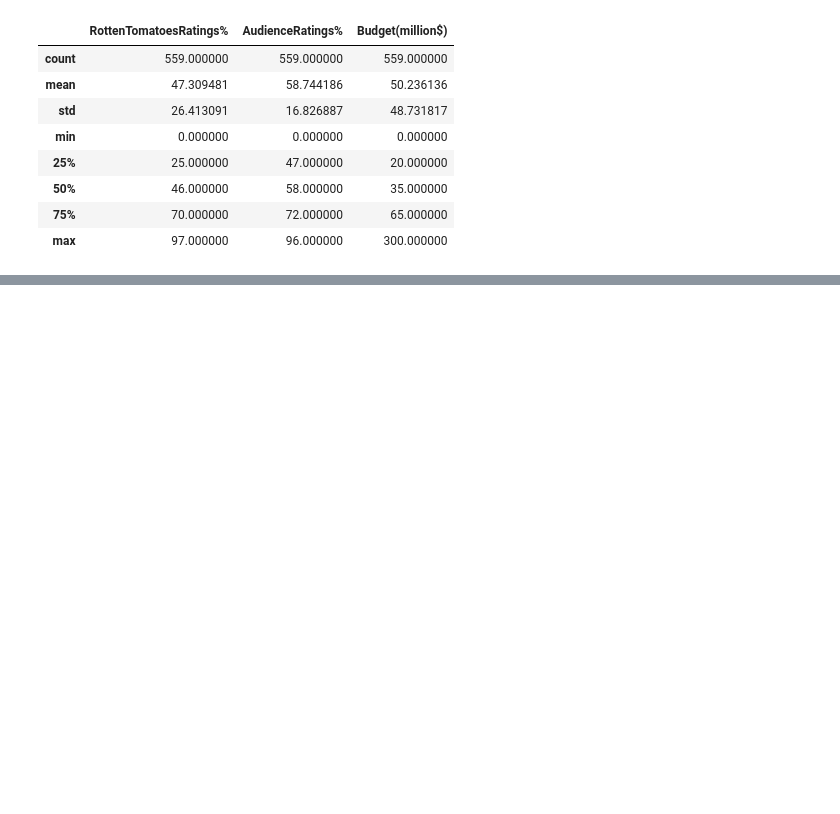
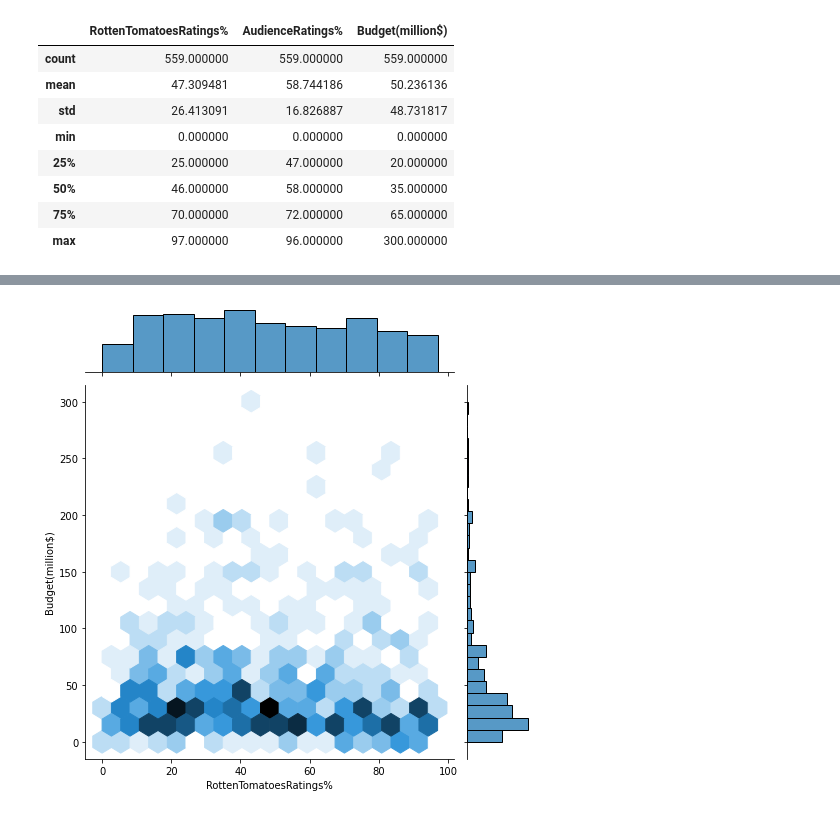
Before and after one commit to 00Halfman00/MLApprentice, a Jupyter notebook: pythonA-Z/categorical_variables.ipynb, the cells around one changed output, grey strips where cells are left out. Cells and saved outputs as stored; diff of their text form; code cells hidden in the pictures; blank space fills up the shorter version.

```diff
--- a/pythonA-Z/categorical_variables.ipynb
+++ b/pythonA-Z/categorical_variables.ipynb
@@ -130,0 +149,4 @@ df.describe()
+# %%
+j3 = sns.jointplot(data=df, x='RottenTomatoesRatings%', y='Budget(million$)', height=7, kind='hex' )
+# %% [output]
+[figure, added]
```
Also changed, not shown: parts of 37 cells of this notebook, 5 other files.
